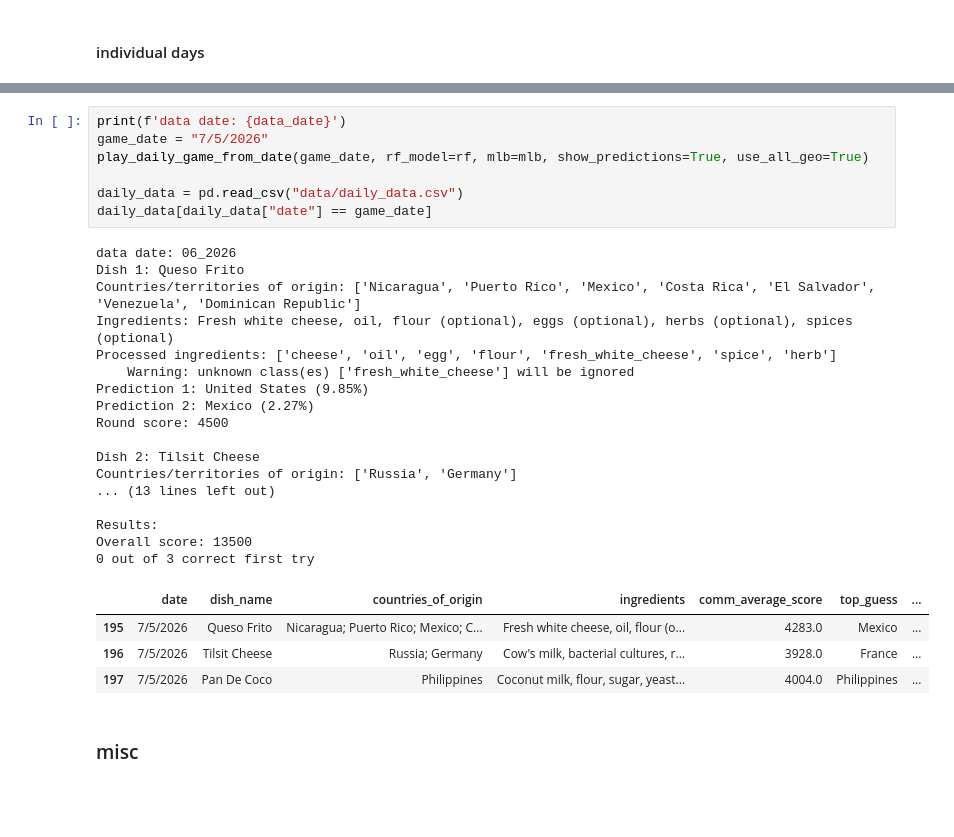
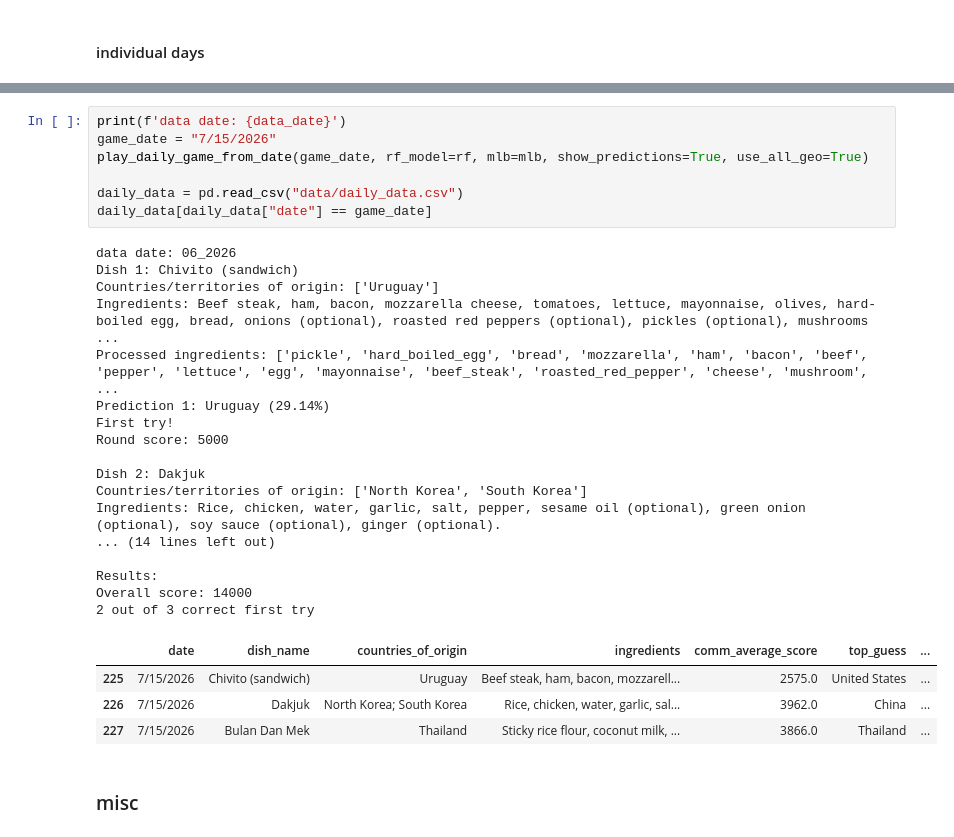
Before and after one commit to rhemmati101/foodguessr-guessr, a Jupyter notebook: guessr.ipynb, the cells around one changed output, grey strips where cells are left out. Drawn from its saved outputs; the diff is of its cells as text; blank space fills up the shorter version.

```diff
--- a/guessr.ipynb
+++ b/guessr.ipynb
@@ -1581,32 +1581,32 @@ Overall score: 15000
 # %%
 print(f'data date: {data_date}')
-game_date = "7/5/2026"
+game_date = "7/15/2026"
 play_daily_game_from_date(game_date, rf_model=rf, mlb=mlb, show_predictions=True, use_all_geo=True)
 
 daily_data = pd.read_csv("data/daily_data.csv")
 daily_data[daily_data["date"] == game_date]
 # %% [output]
 data date: 06_2026
-Dish 1: Queso Frito
-Countries/territories of origin: ['Nicaragua', 'Puerto Rico', 'Mexico', 'Costa Rica', 'El Salvador', 'Venezuela', 'Dominican Republic']
-Ingredients: Fresh white cheese, oil, flour (optional), eggs (optional), herbs (optional), spices (optional)
-Processed ingredients: ['cheese', 'oil', 'egg', 'flour', 'fresh_white_cheese', 'spice', 'herb']
-    Warning: unknown class(es) ['fresh_white_cheese'] will be ignored
-Prediction 1: United States (9.85%)
-Prediction 2: Mexico (2.27%)
-Round score: 4500
+Dish 1: Chivito (sandwich)
+Countries/territories of origin: ['Uruguay']
+Ingredients: Beef steak, ham, bacon, mozzarella cheese, tomatoes, lettuce, mayonnaise, olives, hard-boiled egg, bread, onions (optional), roasted red peppers (optional), pickles (optional), mushrooms  ...
+Processed ingredients: ['pickle', 'hard_boiled_egg', 'bread', 'mozzarella', 'ham', 'bacon', 'beef', 'pepper', 'lettuce', 'egg', 'mayonnaise', 'beef_steak', 'roasted_red_pepper', 'cheese', 'mushroom',  ...
+Prediction 1: Uruguay (29.14%)
+First try!
+Round score: 5000
 
-Dish 2: Tilsit Cheese
-Countries/territories of origin: ['Russia', 'Germany']
-... (13 lines left out)
+Dish 2: Dakjuk
+Countries/territories of origin: ['North Korea', 'South Korea']
+Ingredients: Rice, chicken, water, garlic, salt, pepper, sesame oil (optional), green onion (optional), soy sauce (optional), ginger (optional).
+... (14 lines left out)
 
 Results:
-Overall score: 13500
-0 out of 3 correct first try
+Overall score: 14000
+2 out of 3 correct first try
 |  | date | dish_name | countries_of_origin | ingredients | comm_average_score | top_guess | ... |
-| 195 | 7/5/2026 | Queso Frito | Nicaragua; Puerto Rico; Mexico; C... | Fresh white cheese, oil, flour (o... | 4283.0 | Mexico | ... |
-| 196 | 7/5/2026 | Tilsit Cheese | Russia; Germany | Cow's milk, bacterial cultures, r... | 3928.0 | France | ... |
-| 197 | 7/5/2026 | Pan De Coco | Philippines | Coconut milk, flour, sugar, yeast... | 4004.0 | Philippines | ... |
+| 225 | 7/15/2026 | Chivito (sandwich) | Uruguay | Beef steak, ham, bacon, mozzarell... | 2575.0 | United States | ... |
+| 226 | 7/15/2026 | Dakjuk | North Korea; South Korea | Rice, chicken, water, garlic, sal... | 3962.0 | China | ... |
+| 227 | 7/15/2026 | Bulan Dan Mek | Thailand | Sticky rice flour, coconut milk, ... | 3866.0 | Thailand | ... |
 # %% [markdown]
 ### misc
 # %%
```
Also changed, not shown: parts of 1 cell of this notebook, 3 other files.
